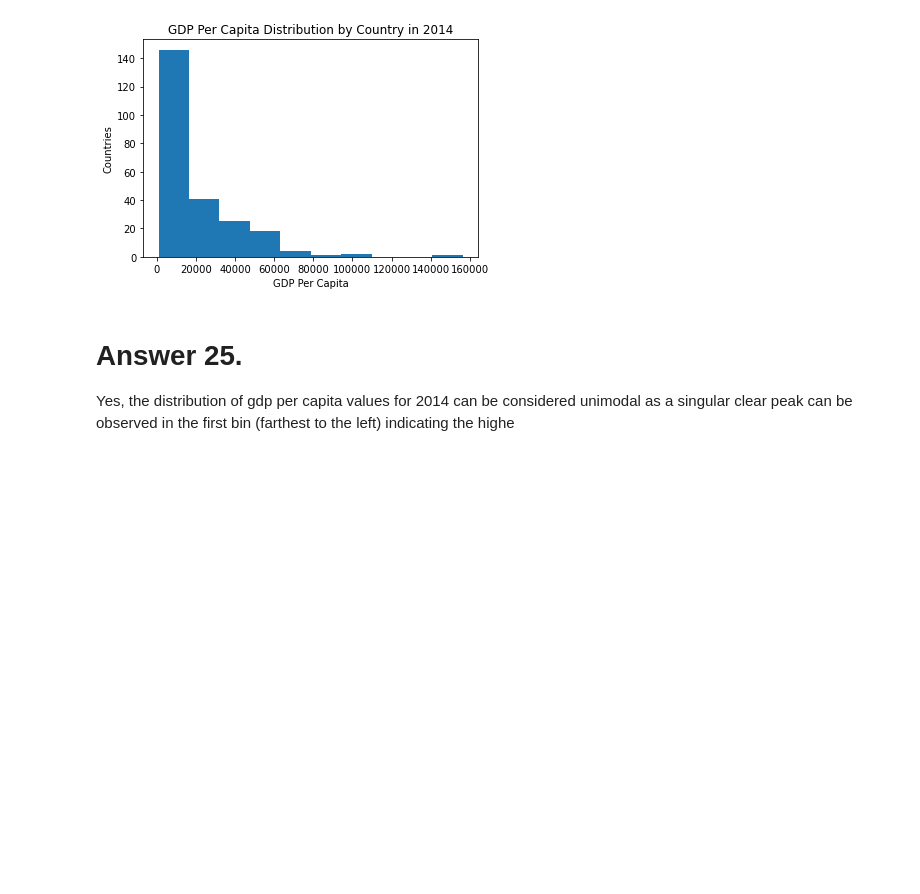
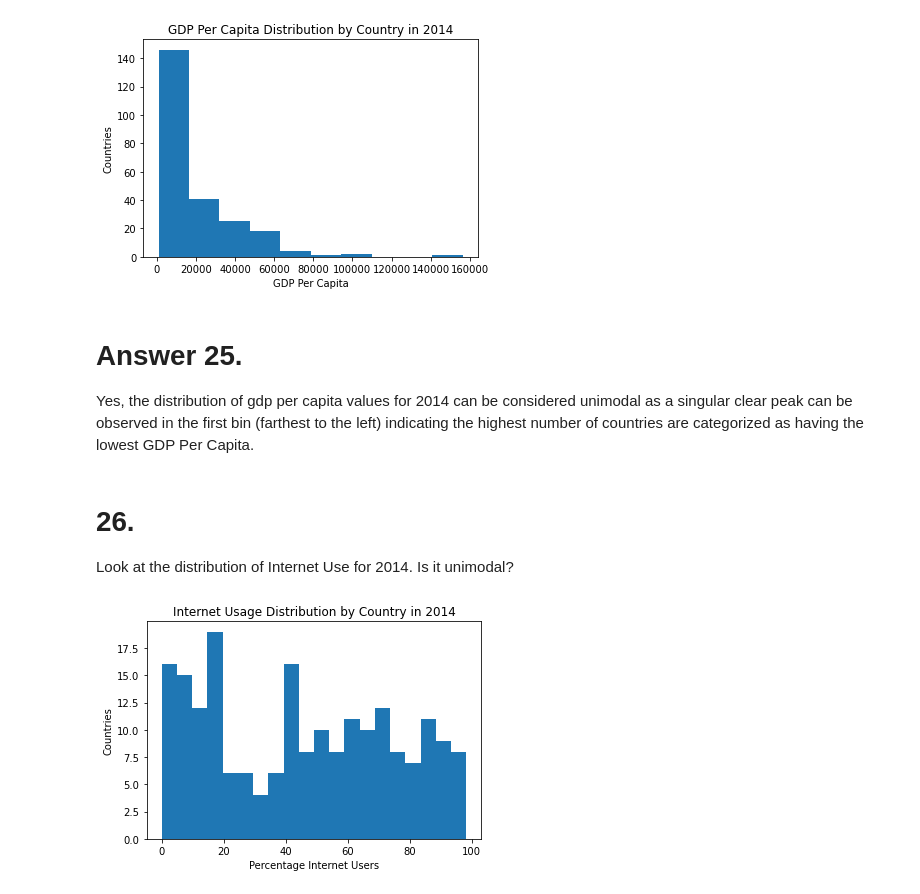
Before and after one commit to NSS-Data-Analytics-Cohort-6/gdp-and-internet-usage-caitbrown12, a Jupyter notebook: notebook/gdp_internet_usage_assignment.ipynb, the cells around one changed output. Cells and saved outputs as stored; diff of their text form; code cells hidden in the pictures; blank space fills up the shorter version.

```diff
--- a/notebook/gdp_internet_usage_assignment.ipynb
+++ b/notebook/gdp_internet_usage_assignment.ipynb
@@ -556,4 +584,15 @@ plt.show()
 [figure]
 # %% [markdown]
 # Answer 25.
-Yes, the distribution of gdp per capita values for 2014 can be considered unimodal as a singular clear peak can be observed in the first bin (farthest to the left) indicating the highe
+Yes, the distribution of gdp per capita values for 2014 can be considered unimodal as a singular clear peak can be observed in the first bin (farthest to the left) indicating the highest number of countries are categorized as having the lowest GDP Per Capita.
+# %% [markdown]
+# 26.
+Look at the distribution of Internet Use for 2014. Is it unimodal?
+# %%
+plt.hist(year14_df.Internet_Users_Pct, bins=20)
+plt.xlabel('Percentage Internet Users')
+plt.ylabel('Countries')
+plt.title('Internet Usage Distribution by Country in 2014')
+plt.show()
+# %% [output]
+[figure, added]
```
Also changed, not shown: parts of 10 cells of this notebook.
